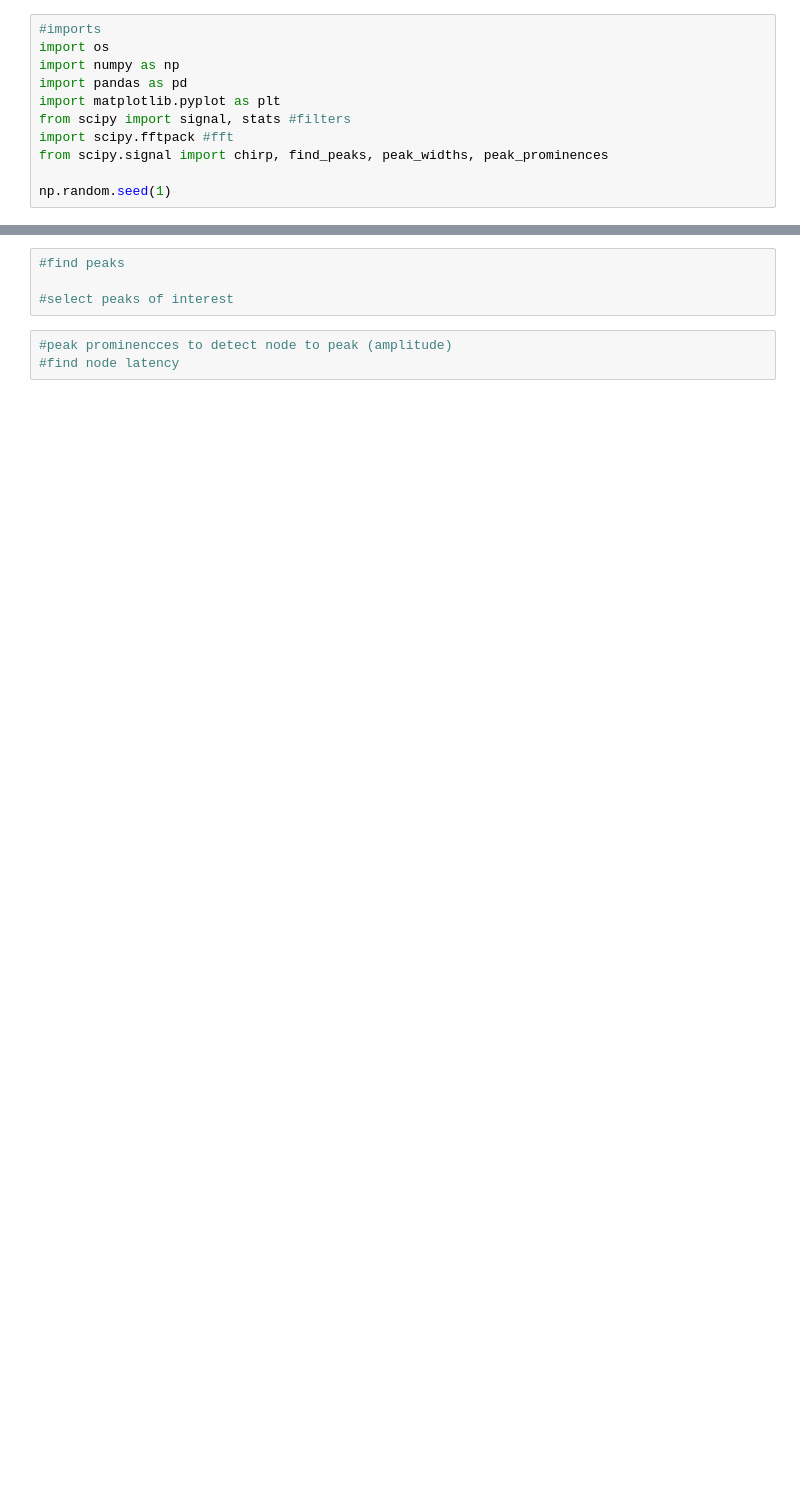
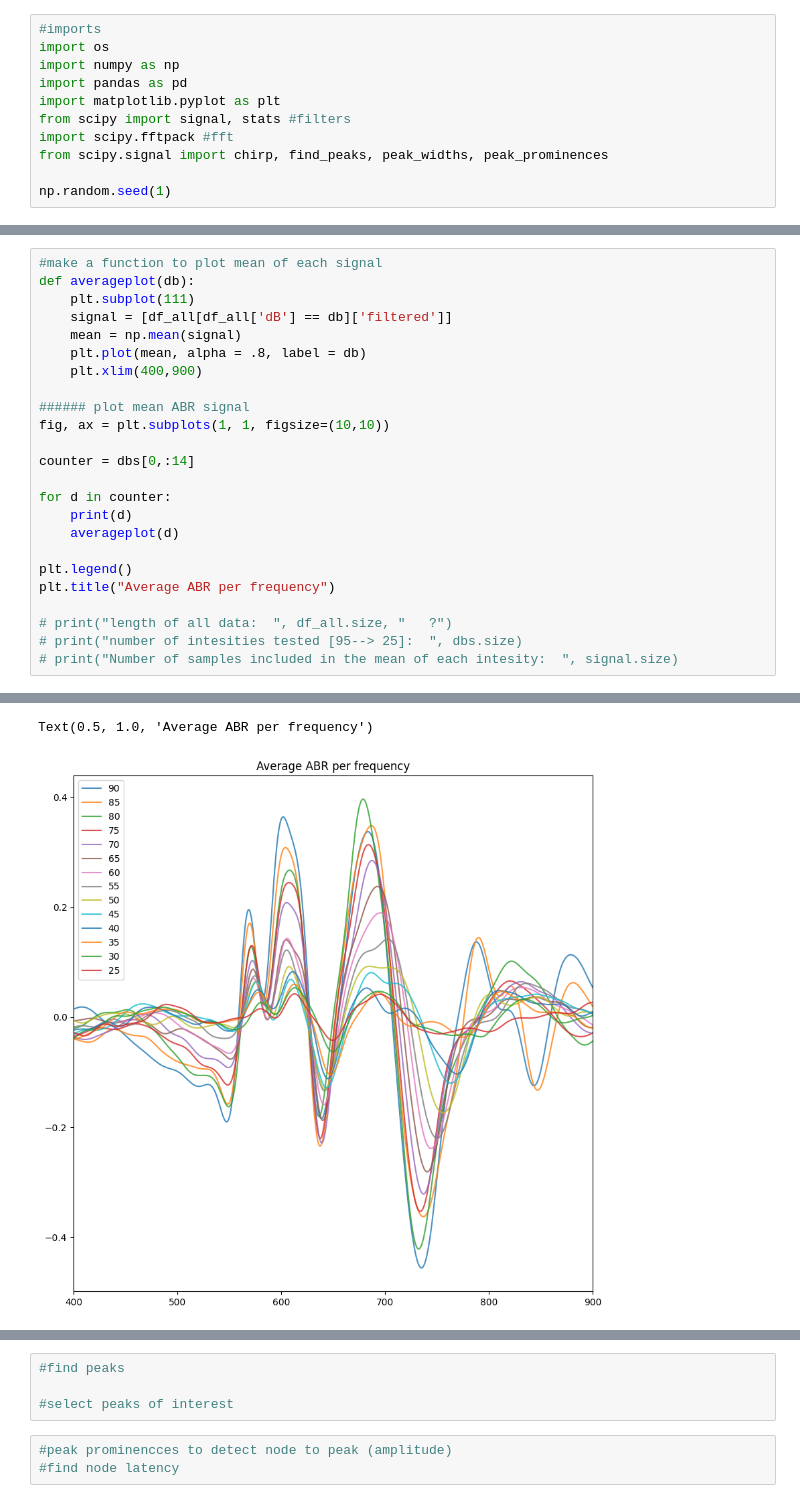
Before and after one commit to DeckerDreams/ABR_Processing, a Jupyter notebook: auto_abr_updated.ipynb, the cells around one changed output, grey strips where cells are left out. Cells and saved outputs as stored; diff of their text form; blank space fills up the shorter version.

```diff
--- a/auto_abr_updated.ipynb
+++ b/auto_abr_updated.ipynb
@@ -163,0 +187,25 @@ filt_plot(200, 214, 'g')
+# %%
+#make a function to plot mean of each signal
+def averageplot(db):
+    plt.subplot(111)
+    signal = [df_all[df_all['dB'] == db]['filtered']]
+    mean = np.mean(signal)
+    plt.plot(mean, alpha = .8, label = db)
+    plt.xlim(400,900)
+
+###### plot mean ABR signal
+fig, ax = plt.subplots(1, 1, figsize=(10,10))
+
+counter = dbs[0,:14]
+
+for d in counter:
+    print(d)
+    averageplot(d)
+
+plt.legend()
+plt.title("Average ABR per frequency")
+
+# print("length of all data:  ", df_all.size, "   ?")
+# print("number of intesities tested [95--> 25]:  ", dbs.size)
+# print("Number of samples included in the mean of each intesity:  ", signal.size)
+# %% [output]
@@ -164 +226,3 @@ filt_plot(200, 214, 'g')
+Text(0.5, 1.0, 'Average ABR per frequency')
+[figure, added]
 # %%
```
Also changed, not shown: parts of 6 cells of this notebook, 2 other files.
